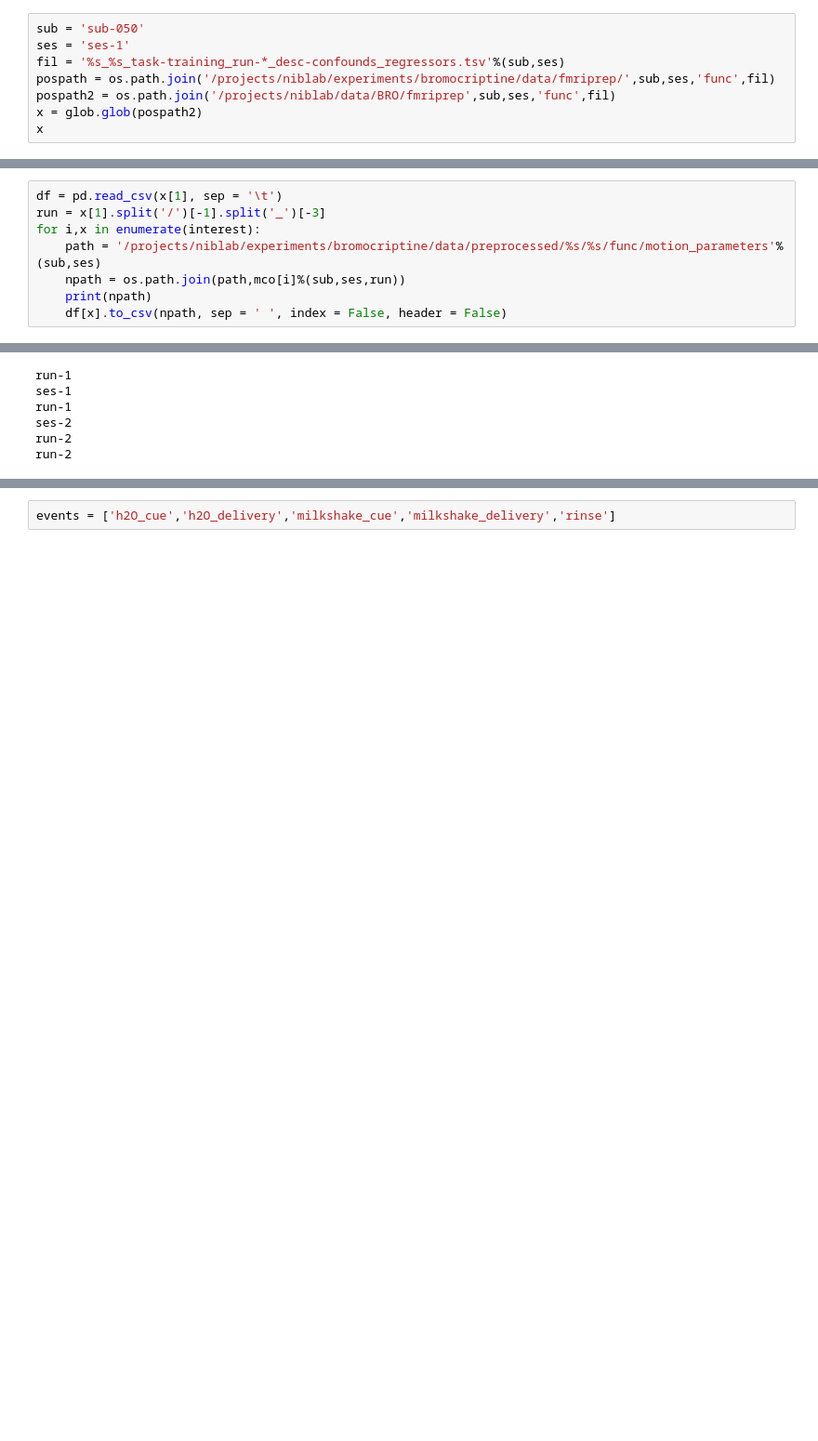
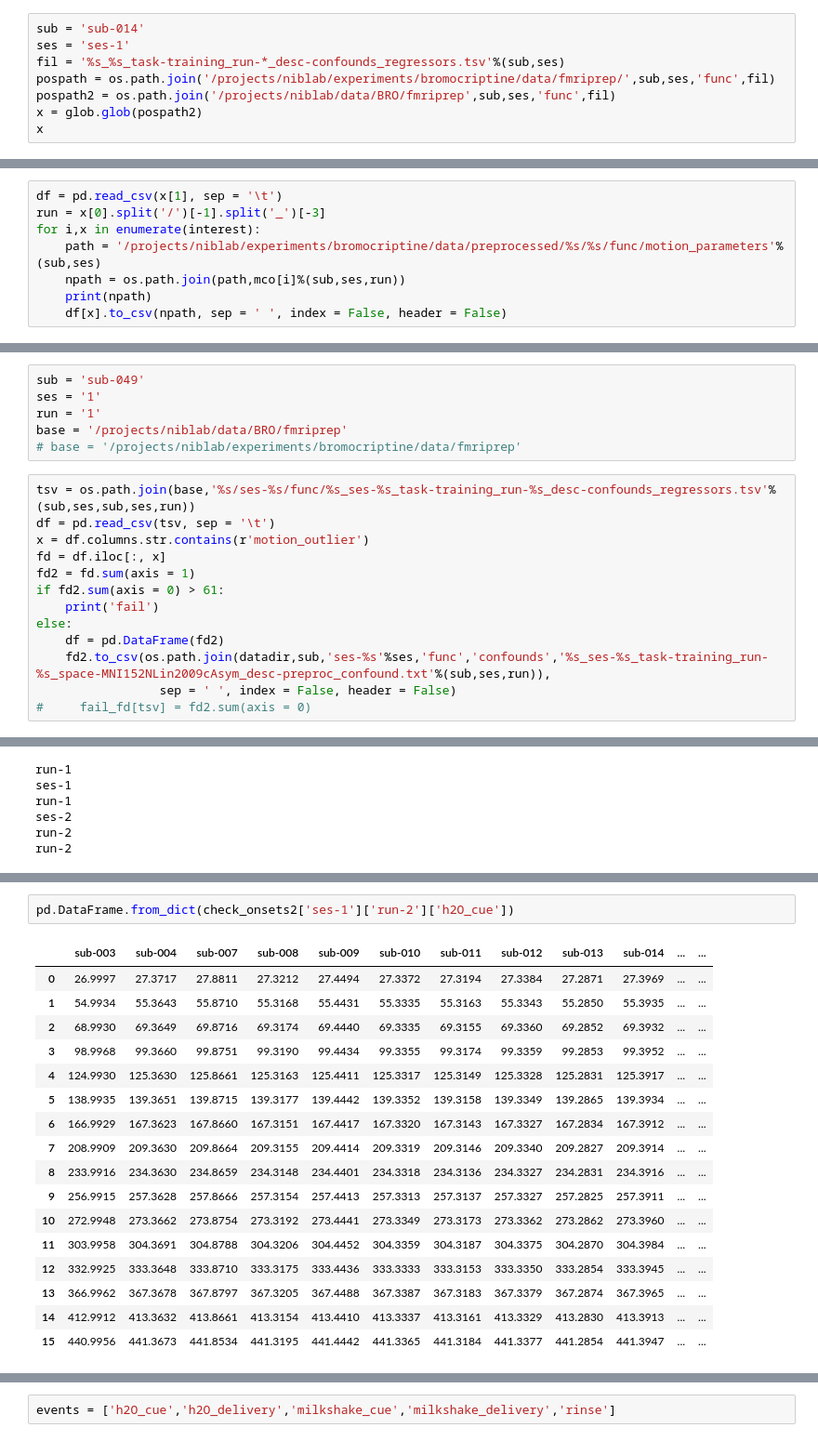
Before and after one commit to grace-shearrer/bromo_ana, a Jupyter notebook: BRO_analysis.ipynb, the cells around one changed output, grey strips where cells are left out. Shown at 93% size. Cells and saved outputs as stored; diff of their text form; blank space fills up the shorter version.

```diff
--- a/BRO_analysis.ipynb
+++ b/BRO_analysis.ipynb
@@ -579,7 +579,7 @@ mco = ['%s_%s_task-training_%s_moco0.txt','%s_%s_task-training_%s_moco1.txt','%s
 # %% [markdown]
 ## By hand moco fix
 # %%
-sub = 'sub-050'
+sub = 'sub-014'
 ses = 'ses-1'
 fil = '%s_%s_task-training_run-*_desc-confounds_regressors.tsv'%(sub,ses)
 pospath = os.path.join('/projects/niblab/experiments/bromocriptine/data/fmriprep/',sub,ses,'func',fil)
@@ -589,6 +592,6 @@ x
 # %%
 df = pd.read_csv(x[1], sep = '\t')
-run = x[1].split('/')[-1].split('_')[-3]
+run = x[0].split('/')[-1].split('_')[-3]
 for i,x in enumerate(interest):
     path = '/projects/niblab/experiments/bromocriptine/data/preprocessed/%s/%s/func/motion_parameters'%(sub,ses)
     npath = os.path.join(path,mco[i]%(sub,ses,run))
@@ -670,0 +683,19 @@ adillyofapickle('/projects/niblab/scripts/BRO/NOTES',fail_fd, 'df_fail')
+# %%
+sub = 'sub-049'
+ses = '1'
+run = '1'
+base = '/projects/niblab/data/BRO/fmriprep'
+# base = '/projects/niblab/experiments/bromocriptine/data/fmriprep'
+# %%
+tsv = os.path.join(base,'%s/ses-%s/func/%s_ses-%s_task-training_run-%s_desc-confounds_regressors.tsv'%(sub,ses,sub,ses,run))
+df = pd.read_csv(tsv, sep = '\t')
+x = df.columns.str.contains(r'motion_outlier')
+fd = df.iloc[:, x]
+fd2 = fd.sum(axis = 1)
+if fd2.sum(axis = 0) > 61:
+    print('fail')
+else:
+    df = pd.DataFrame(fd2)
+    fd2.to_csv(os.path.join(datadir,sub,'ses-%s'%ses,'func','confounds','%s_ses-%s_task-training_run-%s_space-MNI152NLin2009cAsym_desc-preproc_confound.txt'%(sub,ses,run)),
+                 sep = ' ', index = False, header = False)
+#     fail_fd[tsv] = fd2.sum(axis = 0)
@@ -1263,0 +1266,20 @@ check_onsets2['ses-1']['run-1']['rinse']
+# %%
+pd.DataFrame.from_dict(check_onsets2['ses-1']['run-2']['h2O_cue'])
+# %% [output]
+|  | sub-003 | sub-004 | sub-007 | sub-008 | sub-009 | sub-010 | sub-011 | sub-012 | sub-013 | sub-014 | ... | ... |
+| 0 | 26.9997 | 27.3717 | 27.8811 | 27.3212 | 27.4494 | 27.3372 | 27.3194 | 27.3384 | 27.2871 | 27.3969 | ... | ... |
+| 1 | 54.9934 | 55.3643 | 55.8710 | 55.3168 | 55.4431 | 55.3335 | 55.3163 | 55.3343 | 55.2850 | 55.3935 | ... | ... |
+| 2 | 68.9930 | 69.3649 | 69.8716 | 69.3174 | 69.4440 | 69.3335 | 69.3155 | 69.3360 | 69.2852 | 69.3932 | ... | ... |
+| 3 | 98.9968 | 99.3660 | 99.8751 | 99.3190 | 99.4434 | 99.3355 | 99.3174 | 99.3359 | 99.2853 | 99.3952 | ... | ... |
+| 4 | 124.9930 | 125.3630 | 125.8661 | 125.3163 | 125.4411 | 125.3317 | 125.3149 | 125.3328 | 125.2831 | 125.3917 | ... | ... |
+| 5 | 138.9935 | 139.3651 | 139.8715 | 139.3177 | 139.4442 | 139.3352 | 139.3158 | 139.3349 | 139.2865 | 139.3934 | ... | ... |
+| 6 | 166.9929 | 167.3623 | 167.8660 | 167.3151 | 167.4417 | 167.3320 | 167.3143 | 167.3327 | 167.2834 | 167.3912 | ... | ... |
+| 7 | 208.9909 | 209.3630 | 209.8664 | 209.3155 | 209.4414 | 209.3319 | 209.3146 | 209.3340 | 209.2827 | 209.3914 | ... | ... |
+| 8 | 233.9916 | 234.3630 | 234.8659 | 234.3148 | 234.4401 | 234.3318 | 234.3136 | 234.3327 | 234.2831 | 234.3916 | ... | ... |
+| 9 | 256.9915 | 257.3628 | 257.8666 | 257.3154 | 257.4413 | 257.3313 | 257.3137 | 257.3327 | 257.2825 | 257.3911 | ... | ... |
+| 10 | 272.9948 | 273.3662 | 273.8754 | 273.3192 | 273.4441 | 273.3349 | 273.3173 | 273.3362 | 273.2862 | 273.3960 | ... | ... |
+| 11 | 303.9958 | 304.3691 | 304.8788 | 304.3206 | 304.4452 | 304.3359 | 304.3187 | 304.3375 | 304.2870 | 304.3984 | ... | ... |
+| 12 | 332.9925 | 333.3648 | 333.8710 | 333.3175 | 333.4436 | 333.3333 | 333.3153 | 333.3350 | 333.2854 | 333.3945 | ... | ... |
+| 13 | 366.9962 | 367.3678 | 367.8797 | 367.3205 | 367.4488 | 367.3387 | 367.3183 | 367.3379 | 367.2874 | 367.3965 | ... | ... |
+| 14 | 412.9912 | 413.3632 | 413.8661 | 413.3154 | 413.4410 | 413.3337 | 413.3161 | 413.3329 | 413.2830 | 413.3913 | ... | ... |
+| 15 | 440.9956 | 441.3673 | 441.8534 | 441.3195 | 441.4442 | 441.3365 | 441.3184 | 441.3377 | 441.2854 | 441.3947 | ... | ... |
```
Also changed, not shown: parts of 47 cells of this notebook.
